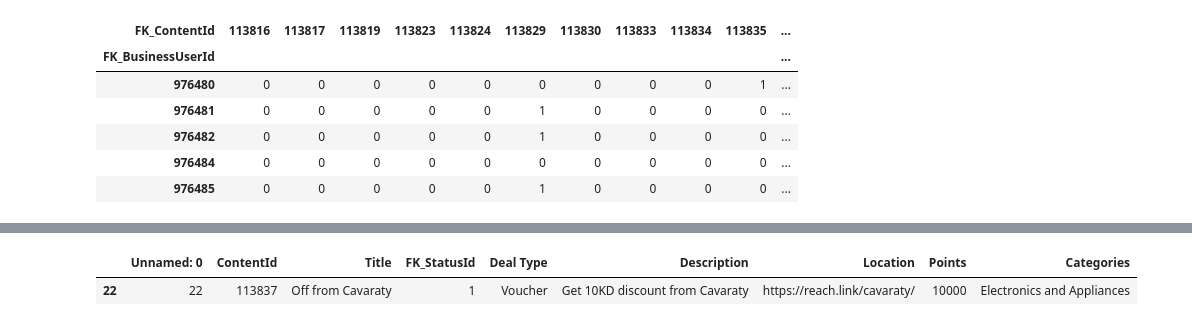
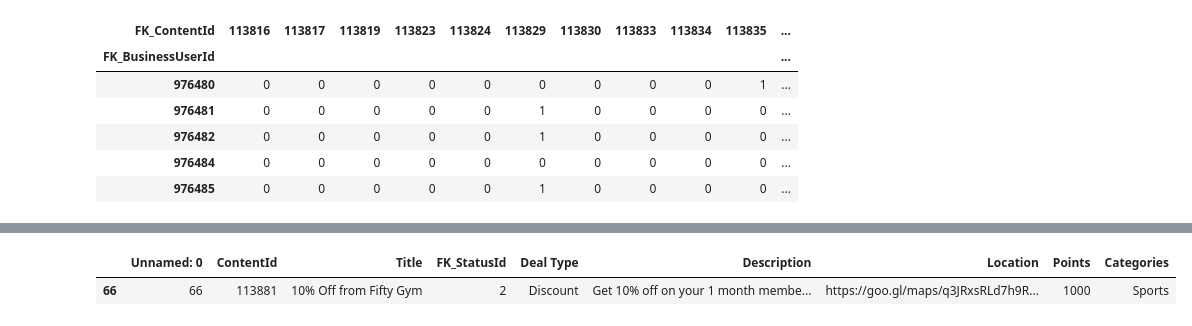
Before and after one commit to DboukAli98/KFHXRelatedAi, a Jupyter notebook: NoteBooks/Model Generation/Reward_X_Redeem_Model.ipynb, the cells around one changed output, grey strips where cells are left out. Cells and saved outputs as stored; diff of their text form; code cells hidden in the pictures.

```diff
--- a/NoteBooks/Model Generation/Reward_X_Redeem_Model.ipynb
+++ b/NoteBooks/Model Generation/Reward_X_Redeem_Model.ipynb
@@ -360,11 +359,11 @@ Scores items for user 981537: [1.2493646492167287, 1.2166070137442309, 1.2123649
 # %%
-specific_content_id = 113876,
+specific_content_id = 113881,
 result = deals_data[deals_data['ContentId'] == specific_content_id]
 
 result
 # %% [output]
 |  | Unnamed: 0 | ContentId | Title | FK_StatusId | Deal Type | Description | Location | Points | Categories |
-| 22 | 22 | 113837 | Off from Cavaraty | 1 | Voucher | Get 10KD discount from Cavaraty | https://reach.link/cavaraty/ | 10000 | Electronics and Appliances |
+| 66 | 66 | 113881 | 10% Off from Fifty Gym | 2 | Discount | Get 10% off on your 1 month membe... | https://goo.gl/maps/q3JRxsRLd7h9R... | 1000 | Sports |
 # %%
 user_last_interactions = user_item_matrix.loc[user_id]
 user_interacted_items = user_last_interactions[user_last_interactions > 0].index
```
Also changed, not shown: parts of 5 cells of this notebook.
